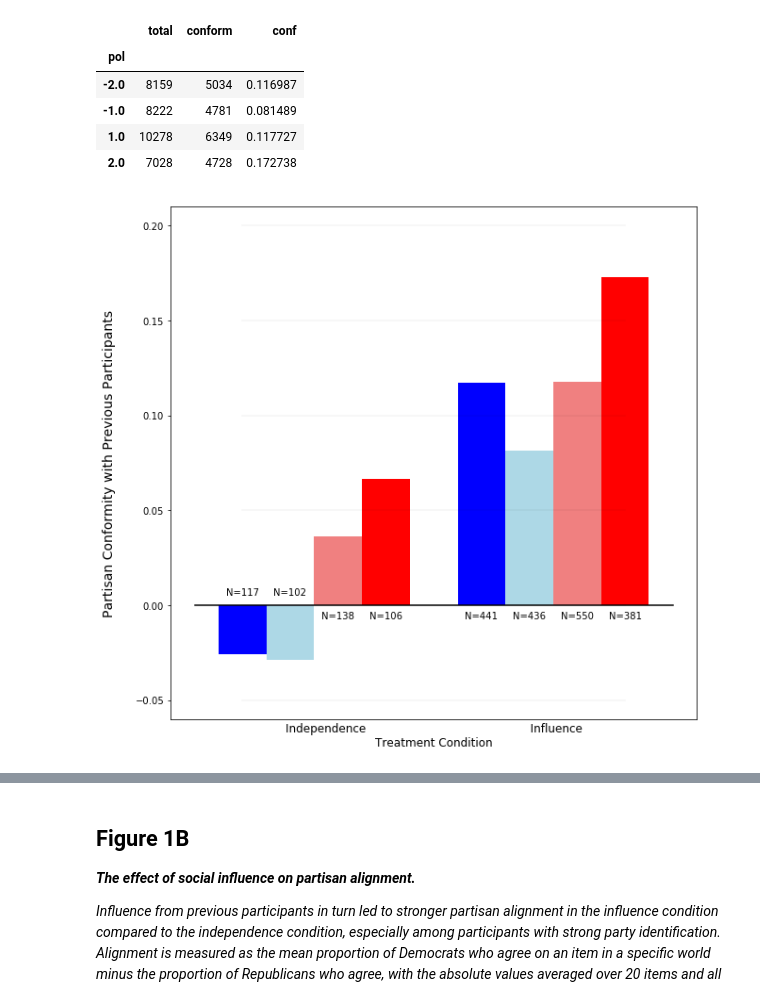
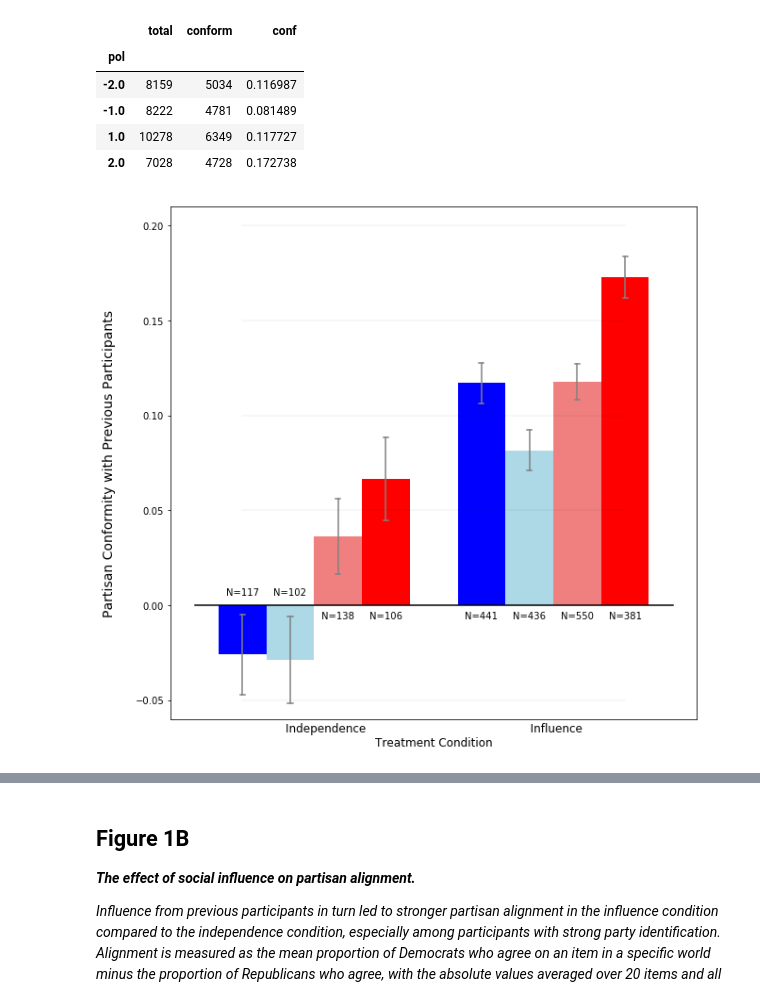
Before and after one commit to AlexMRuch/PartyLab, a Jupyter notebook: experiment_analysis_1/results_duplication_final.ipynb, the cells around one changed output, grey strips where cells are left out. Cells and saved outputs as stored; diff of their text form; code cells hidden in the pictures.

```diff
--- a/experiment_analysis_1/results_duplication_final.ipynb
+++ b/experiment_analysis_1/results_duplication_final.ipynb
@@ -226,7 +226,7 @@ First, we'll need to get the % of times a users of each political affiliation co
 '''
 
 #Select only independence worlds 1 & 2
-ind_data = answer_data[answer_data['world'] <=2]
+ind_data = answer_data[answer_data['world'] <=2].copy()
 
 #Next, get total # of responses & # of conforms for each political affiliation
 ind_data = ind_data[ind_data['conform'] != 'equal'].groupby(['pol']).count()[['world']].join(
@@ -250,7 +250,7 @@ Next, we'll need to get the % of times a users of each political affiliation con
 '''
 
 #Select only influence worlds 3-10
-inf_data = answer_data[answer_data['world'] > 2]
+inf_data = answer_data[answer_data['world'] > 2].copy()
 
 #Next, get total # of responses & # of conforms for each political affiliation
 inf_data = inf_data[inf_data['conform'] != 'equal'].groupby(['pol']).count()[['world']].join(
@@ -306,34 +344,45 @@ plt.text(1,.005,
          horizontalalignment='center')
 plt.text(2,-.007,
          'N='+str(len(set(answer_data[(answer_data['world'] <=2) & (answer_data['pol'] == +1)]['u_order']))),
          horizontalalignment='center')
 plt.text(3,-.007,
          'N='+str(len(set(answer_data[(answer_data['world'] <=2) & (answer_data['pol'] == +2)]['u_order']))),
          horizontalalignment='center')
 plt.text(5,-.007,
          'N='+str(len(set(answer_data[(answer_data['world'] >2) & (answer_data['pol'] == -2)]['u_order']))),
          horizontalalignment='center')
 plt.text(6,-.007,
          'N='+str(len(set(answer_data[(answer_data['world'] >2) & (answer_data['pol'] == -1)]['u_order']))),
          horizontalalignment='center')
 plt.text(7,-.007,
          'N='+str(len(set(answer_data[(answer_data['world'] >2) & (answer_data['pol'] == +1)]['u_order']))),
          horizontalalignment='center')
 plt.text(8,-.007,
          'N='+str(len(set(answer_data[(answer_data['world'] >2) & (answer_data['pol'] == +2)]['u_order']))),
          horizontalalignment='center')
 
+#Plot confidence Intervals
+for i,(int_start, int_end) in enumerate(ind_intervals):
+    plt.plot([i,i],[int_start,int_end],color='gray')
+    plt.plot([i-.05,i+.05],[int_end,int_end],color='gray')
+    plt.plot([i-.05,i+.05],[int_start,int_start],color='gray')
+
+for i,(int_start, int_end) in enumerate(inf_intervals):
+    plt.plot([i+5,i+5],[int_start,int_end],color='gray')
+    plt.plot([i+4.95,i+5.05],[int_end,int_end],color='gray')
+    plt.plot([i+4.95,i+5.05],[int_start,int_start],color='gray')
+
 #Set Plot Size & Ticks
 plt.ylim(-.06,0.21)
 plt.xticks([-5])
 
 #Set Labels
 plt.ylabel('Partisan Conformity with Previous Participants\n', size = 14)
 plt.xlabel('Independence                                             Influence\nTreatment Condition', size = 12)
 
 plt.show()
 # %% [output]
-[figure, old version]
+[figure, new version]
 # %% [markdown]
 ** Original Figure (For Comparison)**
 
```
Also changed, not shown: parts of 4 cells of this notebook.
